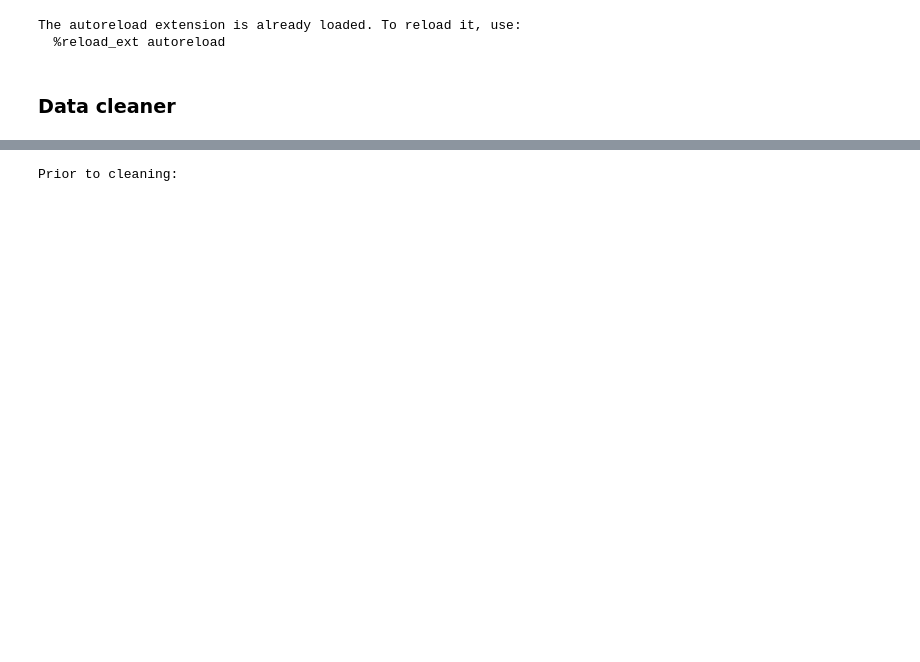
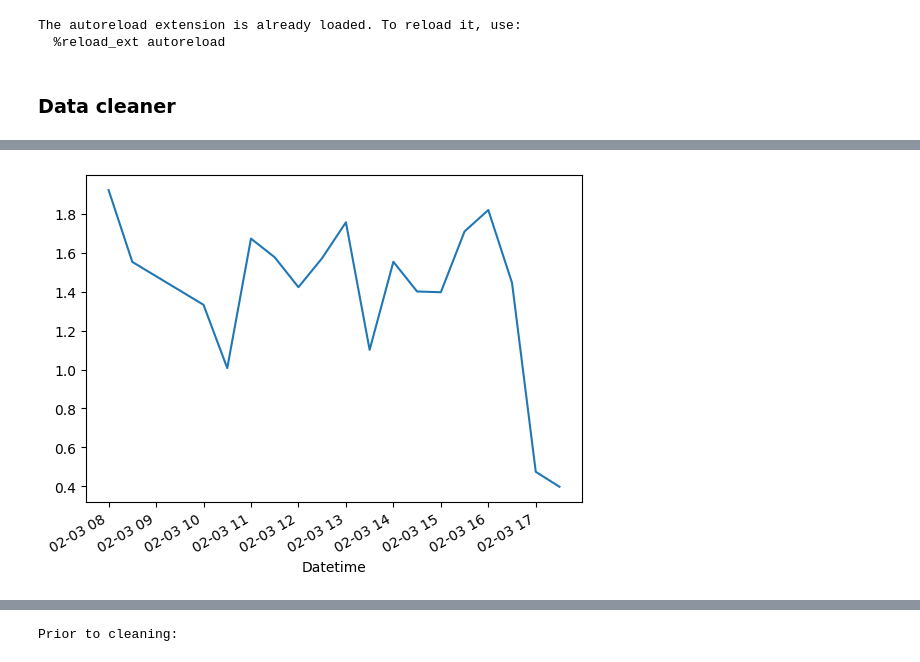
Before and after one commit to empowering-energy-solutions-ltd/e2sviz, a Jupyter notebook: notebooks/clean_demo.ipynb, the cells around one changed output, grey strips where cells are left out. Saved outputs shown, nothing was run; the diff lists cells and outputs as text; code cells hidden in the pictures; blank space fills up the shorter version.

```diff
--- a/notebooks/clean_demo.ipynb
+++ b/notebooks/clean_demo.ipynb
@@ -26,0 +76,5 @@ bender_submeters = pd.read_csv(save_path, index_col=0, parse_dates=True)
+# %%
+test_filter = new_test.filter(year=[2022], month=[2], day=[3], hour=[8,8,10,11,12,13,14,15,16,17])
+test_filter['DB_10'].plot()
+test_filter['DB_10']
+# %% [output]
@@ -26,0 +101 @@ bender_submeters = pd.read_csv(save_path, index_col=0, parse_dates=True)
+[figure, added]
```
Also changed, not shown: parts of 6 cells of this notebook, 2 other files.
